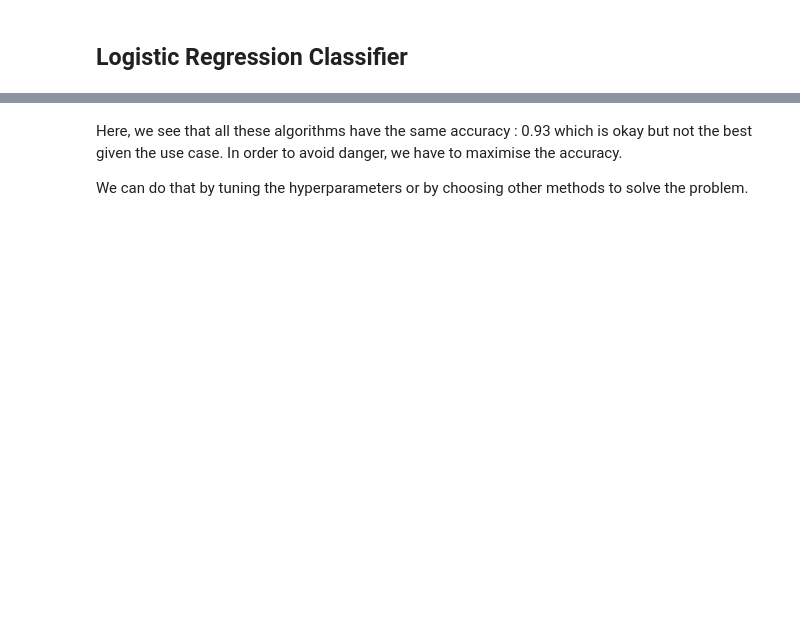
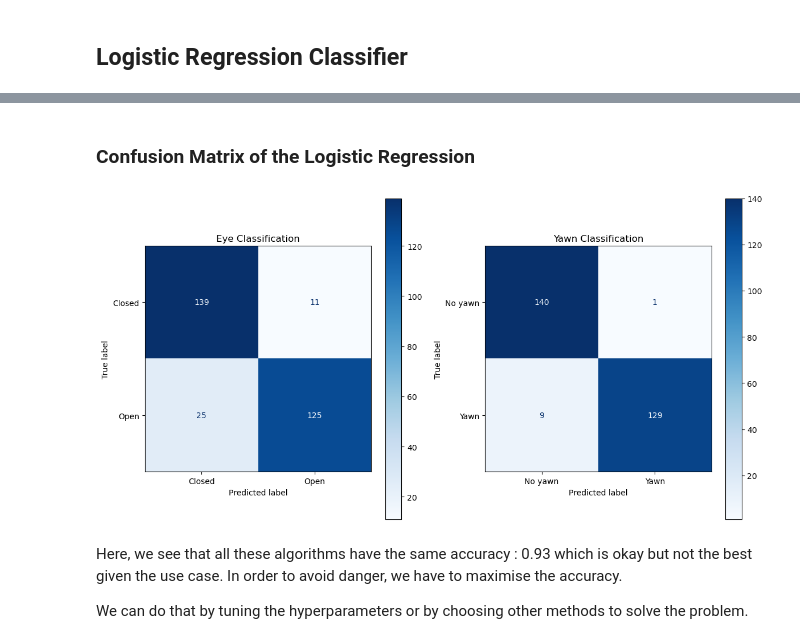
Before and after one commit to Hu9o73/Drowsiness-Detection, a Jupyter notebook: ML_Project.ipynb, the cells around one changed output, grey strips where cells are left out. Cells and saved outputs as stored; diff of their text form; code cells hidden in the pictures; blank space fills up the shorter version.

```diff
--- a/ML_Project.ipynb
+++ b/ML_Project.ipynb
@@ -369,3 +406,11 @@ Please also refer to the documentation for alternative solver options:
+# %% [markdown]
+### Confusion Matrix of the Logistic Regression
+# %%
+cmLR = confusion_matrix(y_test, y_pred_lr)
+
+ParseAndShowConfusionMatrix(cmLR, ["Eye Classification", "Yawn Classification"], ["Closed", "Open", "No yawn", "Yawn"])
+# %% [output]
+[figure, added]
 # %% [markdown]
 Here, we see that all these algorithms have the same accuracy : 0.93 which is okay but not the best given the use case. In order to avoid danger, we have to maximise the accuracy.
 
```
Also changed, not shown: parts of 14 cells of this notebook.
